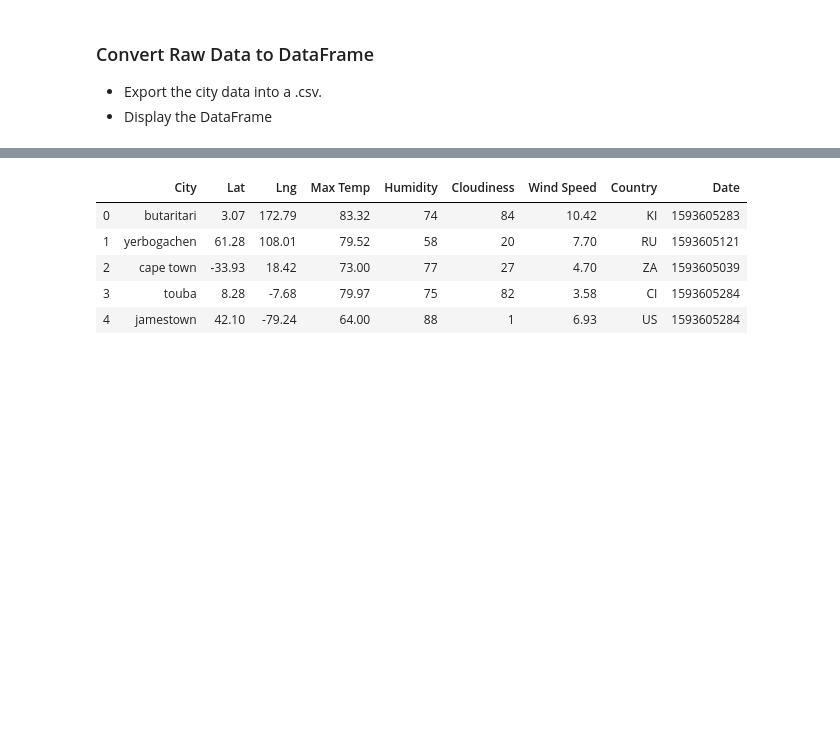
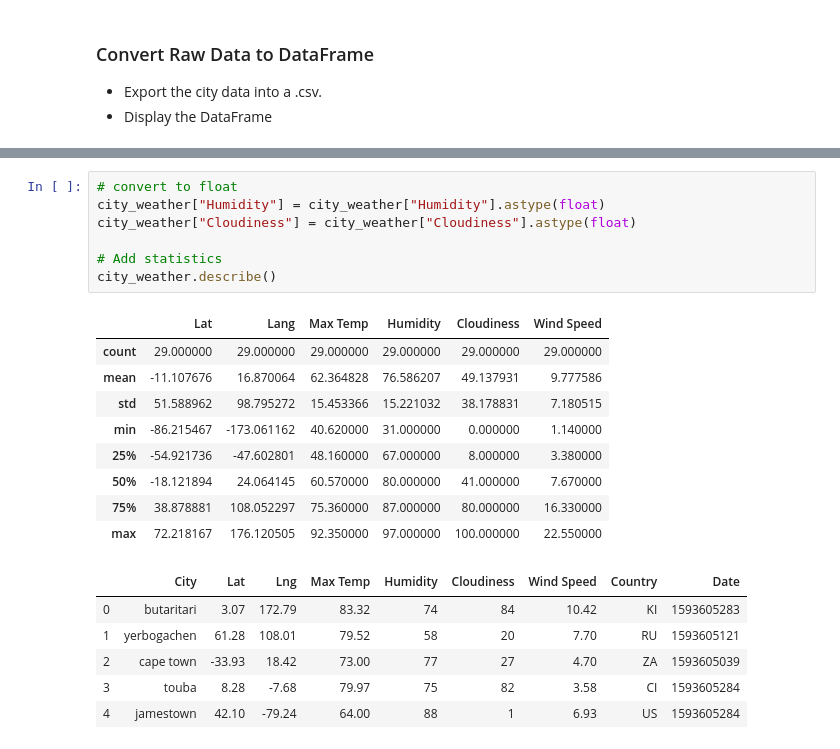
Before and after one commit to GalynaM/python-APIs-challenge, a Jupyter notebook: WeatherPy.ipynb, the cells around one changed output, grey strips where cells are left out. Drawn from its saved outputs; the diff is of its cells as text; blank space fills up the shorter version.

```diff
--- a/WeatherPy.ipynb
+++ b/WeatherPy.ipynb
@@ -236,3 +271,20 @@ city_weather
+# %%
+# convert to float
+city_weather["Humidity"] = city_weather["Humidity"].astype(float)
+city_weather["Cloudiness"] = city_weather["Cloudiness"].astype(float)
+
+# Add statistics
+city_weather.describe()
+# %% [output]
+|  | Lat | Lang | Max Temp | Humidity | Cloudiness | Wind Speed |
+| count | 29.000000 | 29.000000 | 29.000000 | 29.000000 | 29.000000 | 29.000000 |
+| mean | -11.107676 | 16.870064 | 62.364828 | 76.586207 | 49.137931 | 9.777586 |
+| std | 51.588962 | 98.795272 | 15.453366 | 15.221032 | 38.178831 | 7.180515 |
+| min | -86.215467 | -173.061162 | 40.620000 | 31.000000 | 0.000000 | 1.140000 |
+| 25% | -54.921736 | -47.602801 | 48.160000 | 67.000000 | 8.000000 | 3.380000 |
+| 50% | -18.121894 | 24.064145 | 60.570000 | 80.000000 | 41.000000 | 7.670000 |
+| 75% | 38.878881 | 108.052297 | 75.360000 | 87.000000 | 80.000000 | 16.330000 |
+| max | 72.218167 | 176.120505 | 92.350000 | 97.000000 | 100.000000 | 22.550000 |
 # %%
 # %% [output]
 |  | City | Lat | Lng | Max Temp | Humidity | Cloudiness | Wind Speed | Country | Date |
```
Also changed, not shown: parts of 5 cells of this notebook, 2 other files.
